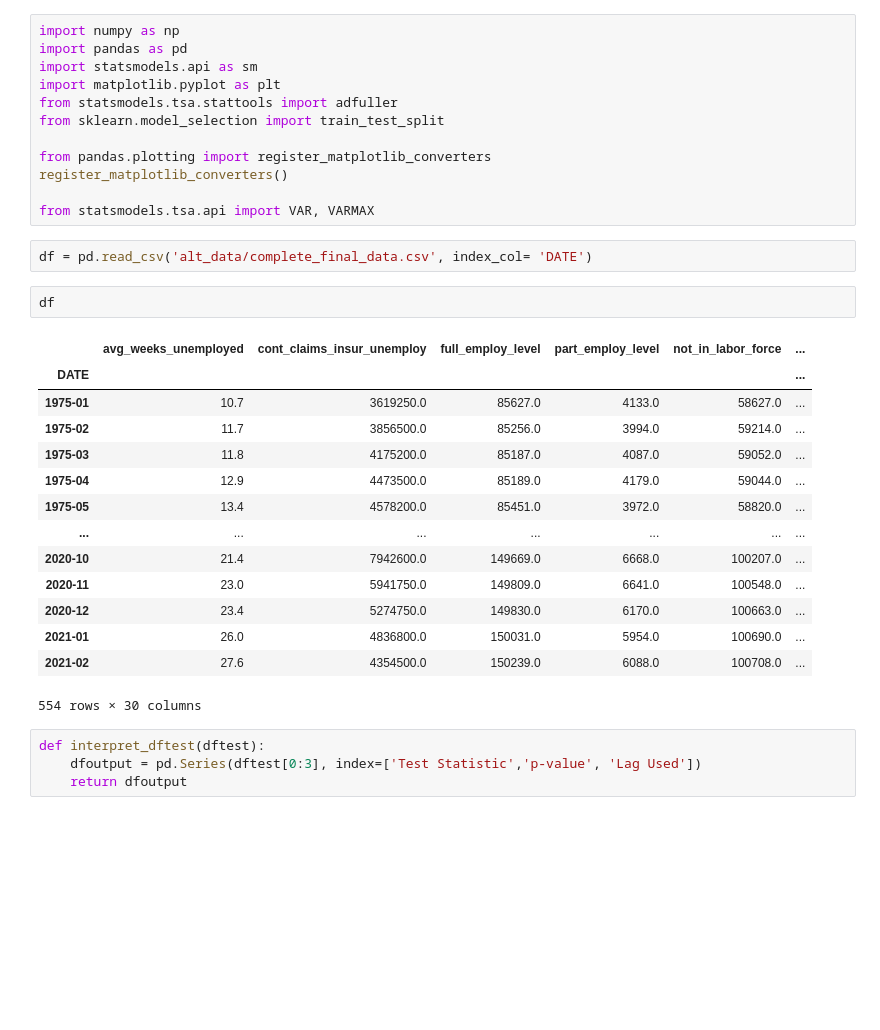
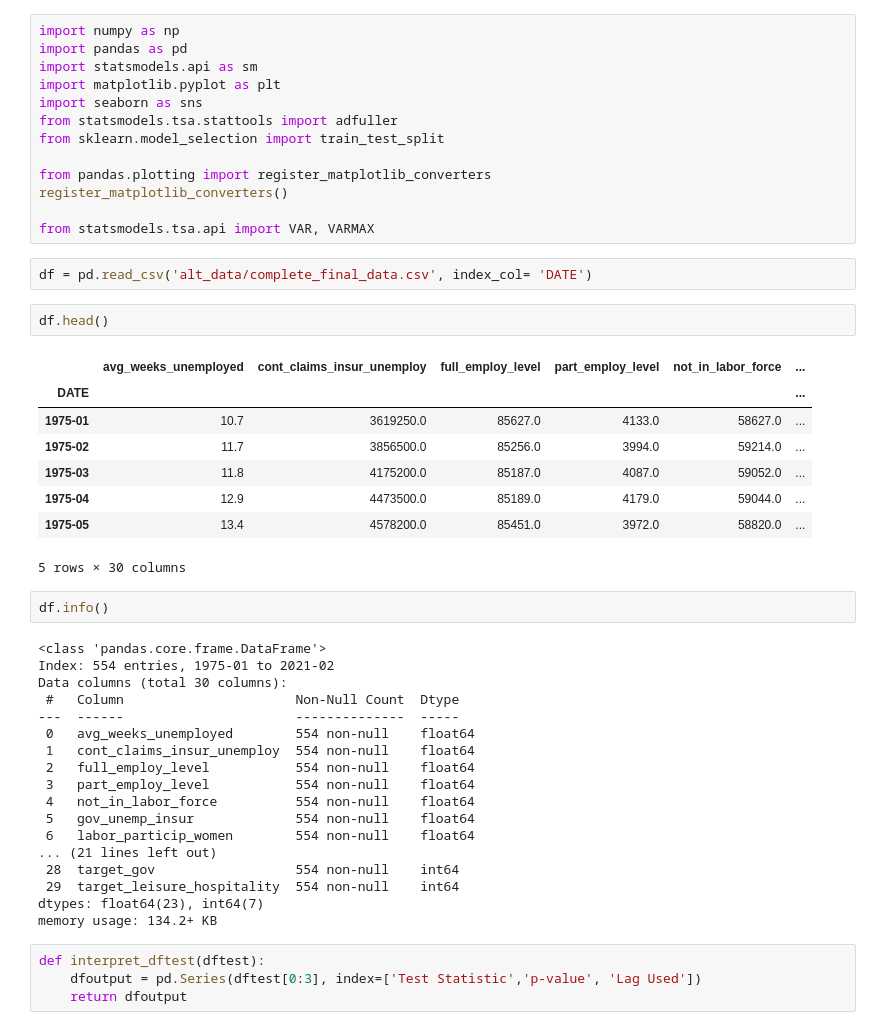
Before and after one commit to isaiahdwest/group-project, a Jupyter notebook: Tony_model.ipynb, the cells around one changed output. Drawn from its saved outputs; the diff is of its cells as text; blank space fills up the shorter version.

Commit message:
eda part in jupyter notebook

```diff
--- a/Tony_model.ipynb
+++ b/Tony_model.ipynb
@@ -3,6 +3,7 @@ import numpy as np
 import pandas as pd
 import statsmodels.api as sm
 import matplotlib.pyplot as plt
+import seaborn as sns
 from statsmodels.tsa.stattools import adfuller
 from sklearn.model_selection import train_test_split
 
@@ -13,22 +14,36 @@ from statsmodels.tsa.api import VAR, VARMAX
 # %%
 df = pd.read_csv('alt_data/complete_final_data.csv', index_col= 'DATE')
 # %%
-df
+df.head()
 # %% [output]
 |  | avg_weeks_unemployed | cont_claims_insur_unemploy | full_employ_level | part_employ_level | not_in_labor_force | ... |
 | DATE |  |  |  |  |  | ... |
 | 1975-01 | 10.7 | 3619250.0 | 85627.0 | 4133.0 | 58627.0 | ... |
 | 1975-02 | 11.7 | 3856500.0 | 85256.0 | 3994.0 | 59214.0 | ... |
 | 1975-03 | 11.8 | 4175200.0 | 85187.0 | 4087.0 | 59052.0 | ... |
 | 1975-04 | 12.9 | 4473500.0 | 85189.0 | 4179.0 | 59044.0 | ... |
 | 1975-05 | 13.4 | 4578200.0 | 85451.0 | 3972.0 | 58820.0 | ... |
-| ... | ... | ... | ... | ... | ... | ... |
-| 2020-10 | 21.4 | 7942600.0 | 149669.0 | 6668.0 | 100207.0 | ... |
-| 2020-11 | 23.0 | 5941750.0 | 149809.0 | 6641.0 | 100548.0 | ... |
-| 2020-12 | 23.4 | 5274750.0 | 149830.0 | 6170.0 | 100663.0 | ... |
-| 2021-01 | 26.0 | 4836800.0 | 150031.0 | 5954.0 | 100690.0 | ... |
-| 2021-02 | 27.6 | 4354500.0 | 150239.0 | 6088.0 | 100708.0 | ... |
-554 rows × 30 columns
+5 rows × 30 columns
+# %%
+df.info()
+# %% [output]
+<class 'pandas.core.frame.DataFrame'>
+Index: 554 entries, 1975-01 to 2021-02
+Data columns (total 30 columns):
+ #   Column                      Non-Null Count  Dtype
+---  ------                      --------------  -----
+ 0   avg_weeks_unemployed        554 non-null    float64
+ 1   cont_claims_insur_unemploy  554 non-null    float64
+ 2   full_employ_level           554 non-null    float64
+ 3   part_employ_level           554 non-null    float64
+ 4   not_in_labor_force          554 non-null    float64
+ 5   gov_unemp_insur             554 non-null    float64
+ 6   labor_particip_women        554 non-null    float64
+... (21 lines left out)
+ 28  target_gov                  554 non-null    int64
+ 29  target_leisure_hospitality  554 non-null    int64
+dtypes: float64(23), int64(7)
+memory usage: 134.2+ KB
 # %%
 def interpret_dftest(dftest):
     dfoutput = pd.Series(dftest[0:3], index=['Test Statistic','p-value', 'Lag Used'])
```
Also changed, not shown: parts of 1 cell of this notebook, 1 other file.
